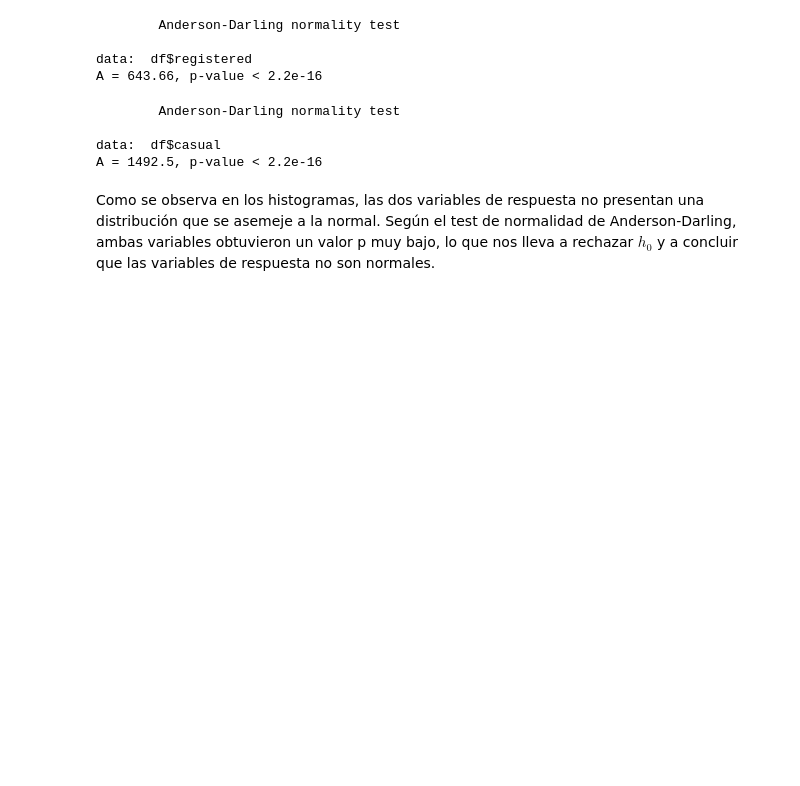
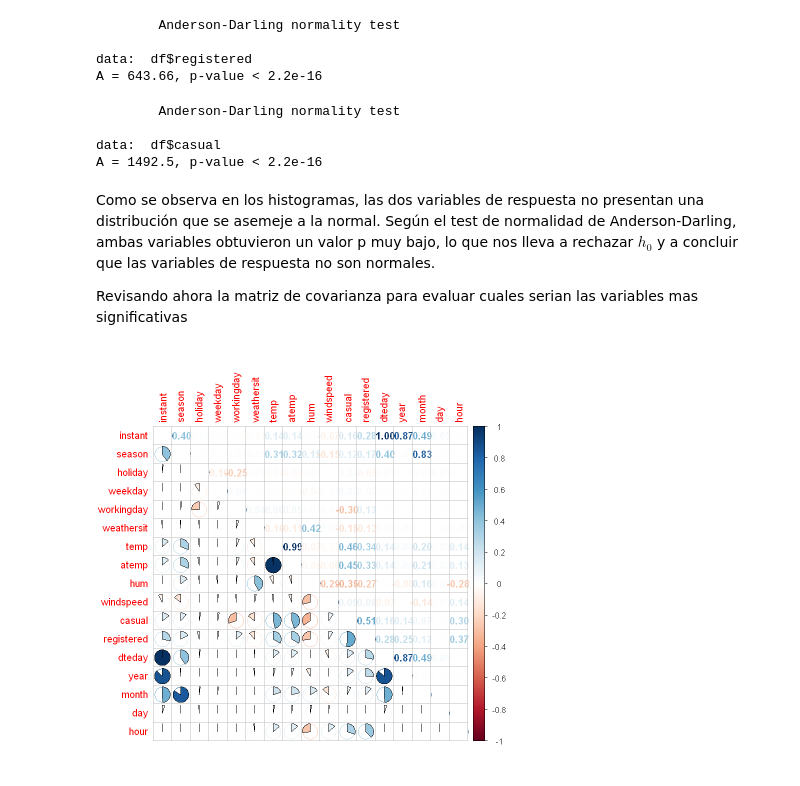
Before and after one commit to josegdotcom/Proyecto-analizis_regresion, a Jupyter notebook: Proyecto.ipynb, the cells around one changed output. Saved outputs shown, nothing was run; the diff lists cells and outputs as text; code cells hidden in the pictures; blank space fills up the shorter version.

Commit message:
Revisando correlacion

```diff
--- a/Proyecto.ipynb
+++ b/Proyecto.ipynb
@@ -182,3 +184,21 @@ data:  df$casual
 A = 1492.5, p-value < 2.2e-16
 # %% [markdown]
 Como se observa en los histogramas, las dos variables de respuesta no presentan una distribución que se asemeje a la normal. Según el test de normalidad de Anderson-Darling, ambas variables obtuvieron un valor p muy bajo, lo que nos lleva a rechazar $h_0$ y a concluir que las variables de respuesta no son normales.
+
+Revisando ahora la matriz de covarianza para evaluar cuales serian las variables mas significativas
+# %%
+df_numeric <- df[, sapply(df, FUN=is.numeric)]
+
+df_numeric$dteday <- as.numeric(df$dteday) # practicamente es lo mismo que instant
+
+# conseguir mas info temporal
+df_numeric$year <- as.numeric(year(df$dteday))
+df_numeric$month <- as.numeric(month(df$dteday))
+df_numeric$day <- as.numeric(day(df$dteday))
+df_numeric$hour <- as.numeric(hour(df$dteday))
+
+matriz_cor <- cor(df_numeric, use='complete.obs')
+
+corrplot.mixed(corr = matriz_cor, lower = 'pie', upper = 'number', tl.pos = 'lt')
+# %% [output]
+[figure, added]
```
Also changed, not shown: parts of 2 cells of this notebook.
